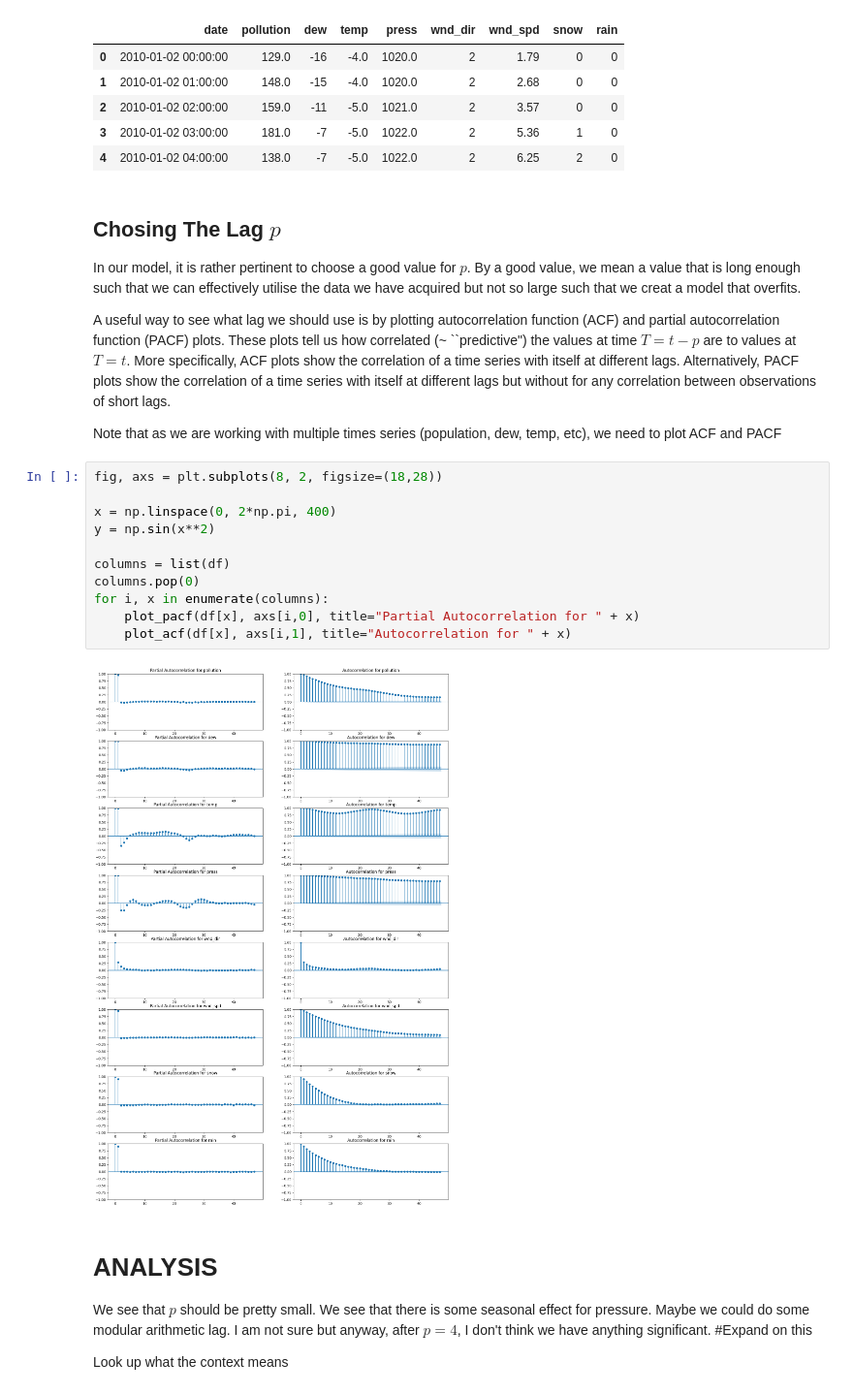
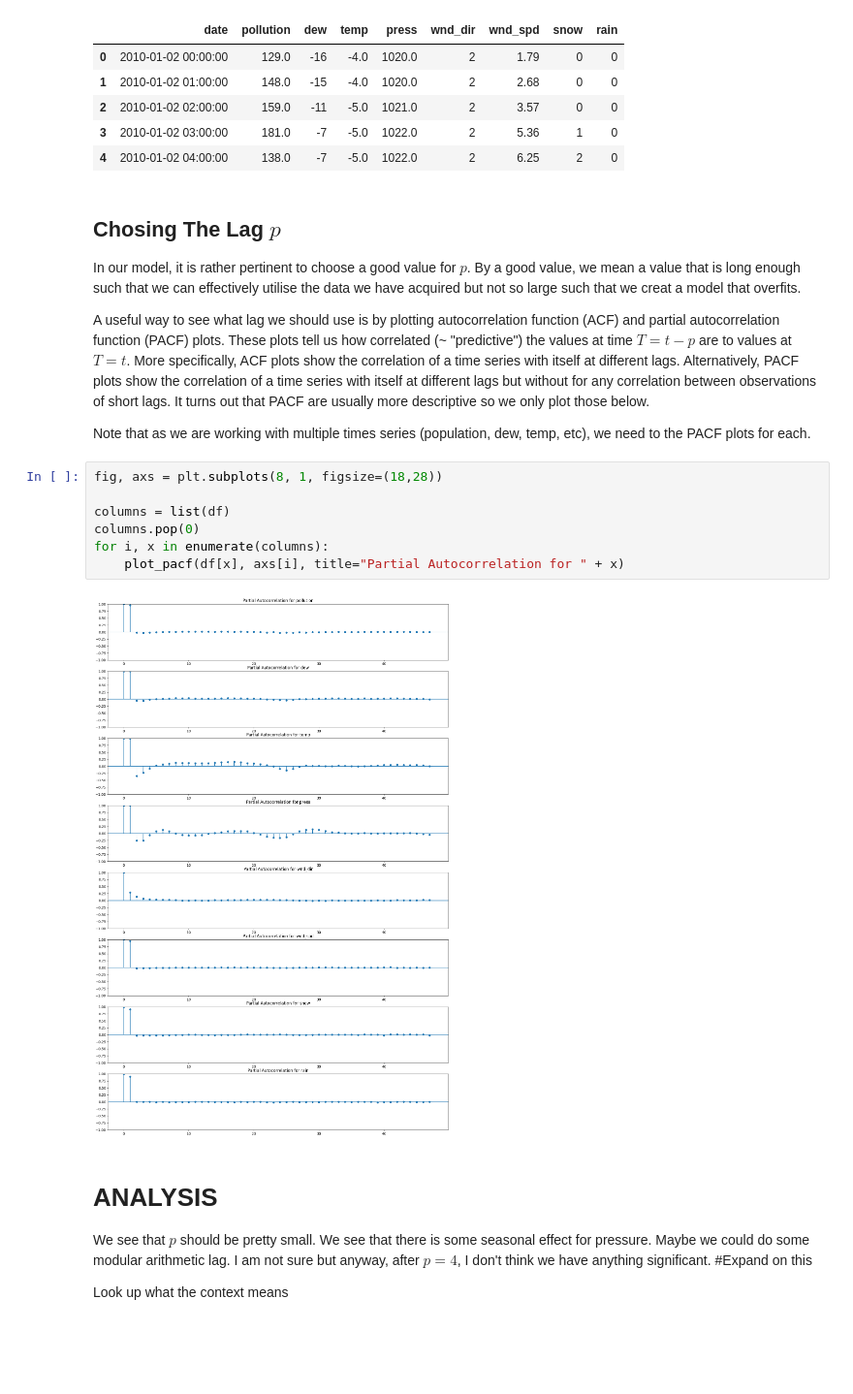
Before and after one commit to djjjones6/Group_Assessment_2, a Jupyter notebook: ChristianN/VAR Model.ipynb, the cells around one changed output. Shown at 97% size. Saved outputs shown, nothing was run; the diff lists cells and outputs as text; blank space fills up the shorter version.

```diff
--- a/ChristianN/VAR Model.ipynb
+++ b/ChristianN/VAR Model.ipynb
@@ -53,22 +60,18 @@ df.head()
 
 In our model, it is rather pertinent to choose a good value for $p$. By a good value, we mean a value that is long enough such that we can effectively utilise the data we have acquired but not so large such that we creat a model that overfits.
 
-A useful way to see what lag we should use is by plotting autocorrelation function (ACF) and partial autocorrelation function (PACF) plots. These plots tell us how correlated (~ ``predictive") the values at time $T=t-p$ are to values at $T=t$. More specifically, ACF plots show the correlation of a time series with itself at different lags. Alternatively, PACF plots show the correlation of a time series with itself at different lags but without for any correlation between observations of short lags.
+A useful way to see what lag we should use is by plotting autocorrelation function (ACF) and partial autocorrelation function (PACF) plots. These plots tell us how correlated (~ "predictive") the values at time $T=t-p$ are to values at $T=t$. More specifically, ACF plots show the correlation of a time series with itself at different lags. Alternatively, PACF plots show the correlation of a time series with itself at different lags but without for any correlation between observations of short lags. It turns out that PACF are usually more descriptive so we only plot those below.
 
-Note that as we are working with multiple times series (population, dew, temp, etc), we need to plot ACF and PACF
+Note that as we are working with multiple times series (population, dew, temp, etc), we need to the PACF plots for each.
 # %%
-fig, axs = plt.subplots(8, 2, figsize=(18,28))
-
-x = np.linspace(0, 2*np.pi, 400)
-y = np.sin(x**2)
+fig, axs = plt.subplots(8, 1, figsize=(18,28))
 
 columns = list(df)
 columns.pop(0)
 for i, x in enumerate(columns):
-    plot_pacf(df[x], axs[i,0], title="Partial Autocorrelation for " + x)
-    plot_acf(df[x], axs[i,1], title="Autocorrelation for " + x)
+    plot_pacf(df[x], axs[i], title="Partial Autocorrelation for " + x)
 # %% [output]
-[figure, old version]
+[figure, new version]
 # %% [markdown]
 # ANALYSIS
 We see that $p$ should be pretty small. We see that there is some seasonal effect for pressure. Maybe we could do some modular arithmetic lag. I am not sure but anyway, after $p=4$, I don't think we have anything significant. #Expand on this
```
Also changed, not shown: parts of 12 cells of this notebook.
